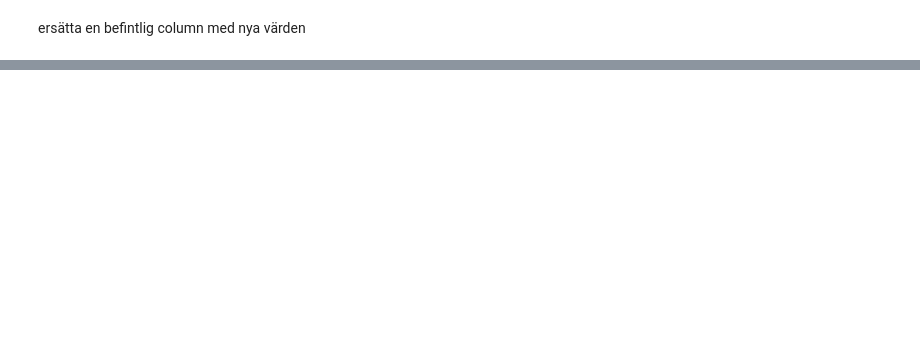
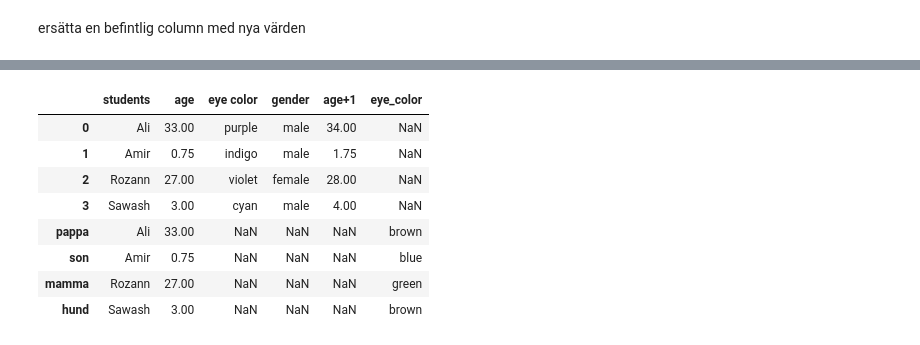
Before and after one commit to aleylani/Databehandling, a Jupyter notebook: code_alongs/L1_pandas_basics.ipynb, the cells around one changed output, grey strips where cells are left out. Cells and saved outputs as stored; diff of their text form; code cells hidden in the pictures; blank space fills up the shorter version.

```diff
--- a/code_alongs/L1_pandas_basics.ipynb
+++ b/code_alongs/L1_pandas_basics.ipynb
@@ -230,0 +673,12 @@ personal_df
+# %%
+pd.concat( [personal_df, another_df] )
+# %% [output]
+|  | students | age | eye color | gender | age+1 | eye_color |
+| 0 | Ali | 33.00 | purple | male | 34.00 | NaN |
+| 1 | Amir | 0.75 | indigo | male | 1.75 | NaN |
+| 2 | Rozann | 27.00 | violet | female | 28.00 | NaN |
+| 3 | Sawash | 3.00 | cyan | male | 4.00 | NaN |
+| pappa | Ali | 33.00 | NaN | NaN | NaN | brown |
+| son | Amir | 0.75 | NaN | NaN | NaN | blue |
+| mamma | Rozann | 27.00 | NaN | NaN | NaN | green |
+| hund | Sawash | 3.00 | NaN | NaN | NaN | brown |
```
Also changed, not shown: parts of 74 cells of this notebook.
